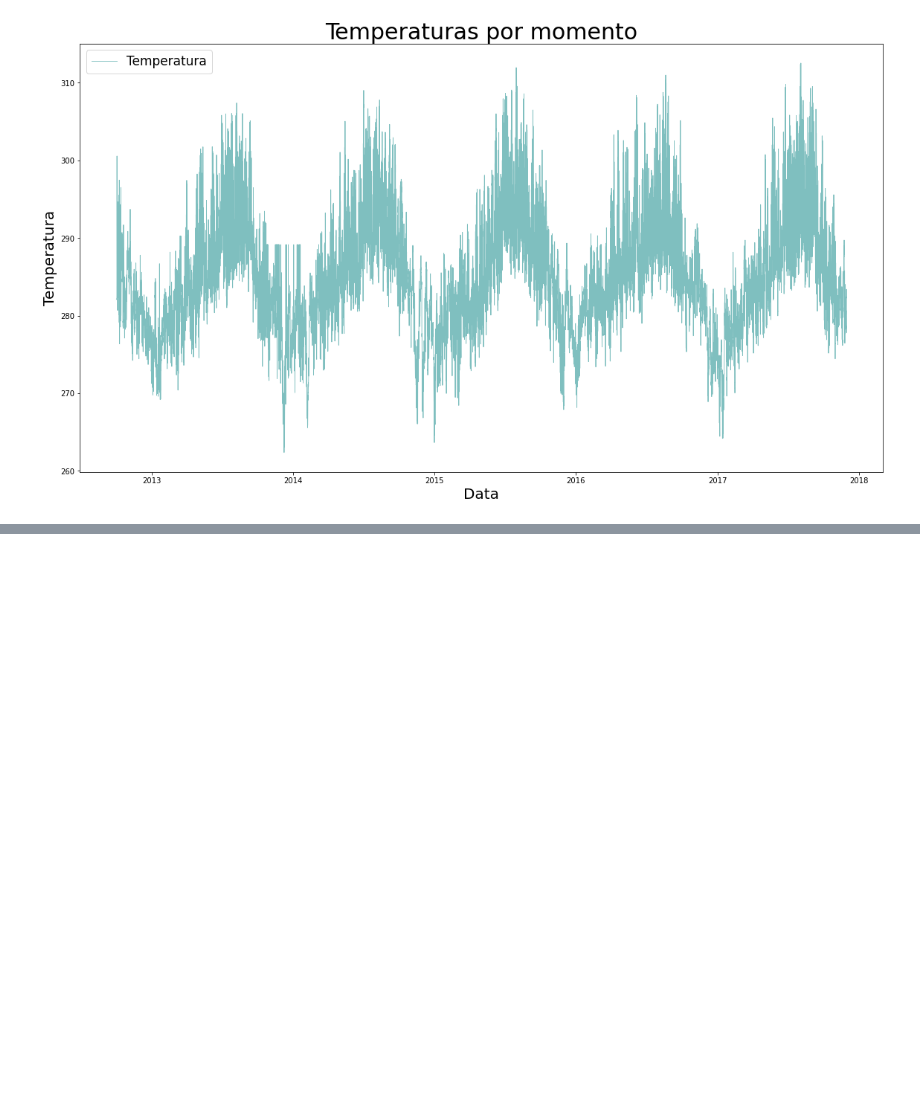
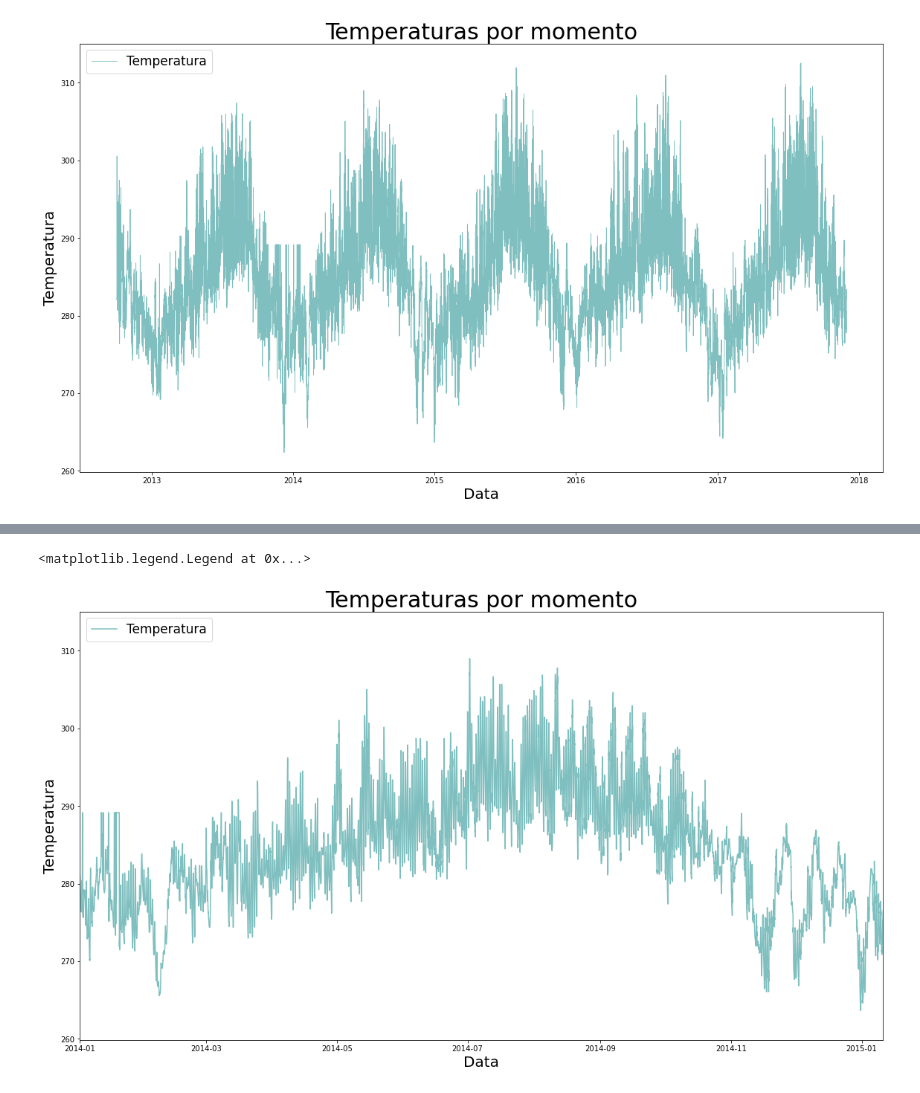
Before and after one commit to Marcus-Bernard0/data_science_alura, a Jupyter notebook: 10 - Visualização com matplotlib/Projeto.ipynb, the cells around one changed output, grey strips where cells are left out. Cells and saved outputs as stored; diff of their text form; code cells hidden in the pictures; blank space fills up the shorter version.

```diff
--- a/10 - Visualização com matplotlib/Projeto.ipynb
+++ b/10 - Visualização com matplotlib/Projeto.ipynb
@@ -92,0 +108,15 @@ eixo.legend(['Temperatura'], loc='upper left', fontsize='17')
+# %%
+#Enfase em partes
+
+fig = plt.figure(figsize=(15, 8))
+eixo = fig.add_axes([0, 0, 1, 1])
+eixo.plot(df['data'], df['temperatura'], color = 'teal', alpha = 0.5)
+
+eixo.set_xlim(datetime.datetime(2014,1,1),datetime.datetime(2015,1,11))
+eixo.set_title("Temperaturas por momento", {'fontsize': '30'})
+eixo.set_ylabel("Temperatura", {'fontsize': '20'})
+eixo.set_xlabel("Data", {'fontsize': '20'})
+eixo.legend(['Temperatura'], loc='upper left', fontsize='17')
+# %% [output]
+<matplotlib.legend.Legend at 0x...>
+[figure, added]
```
Also changed, not shown: parts of 6 cells of this notebook.
